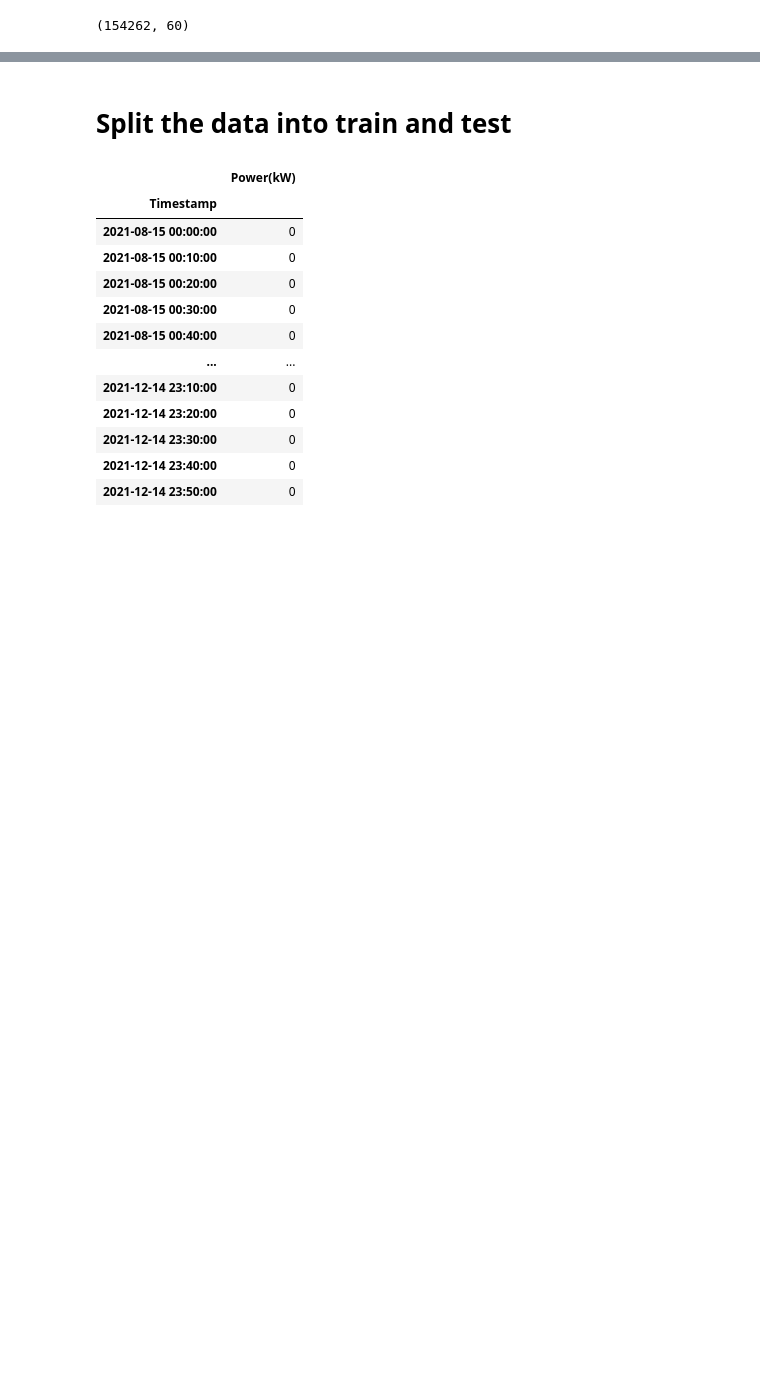
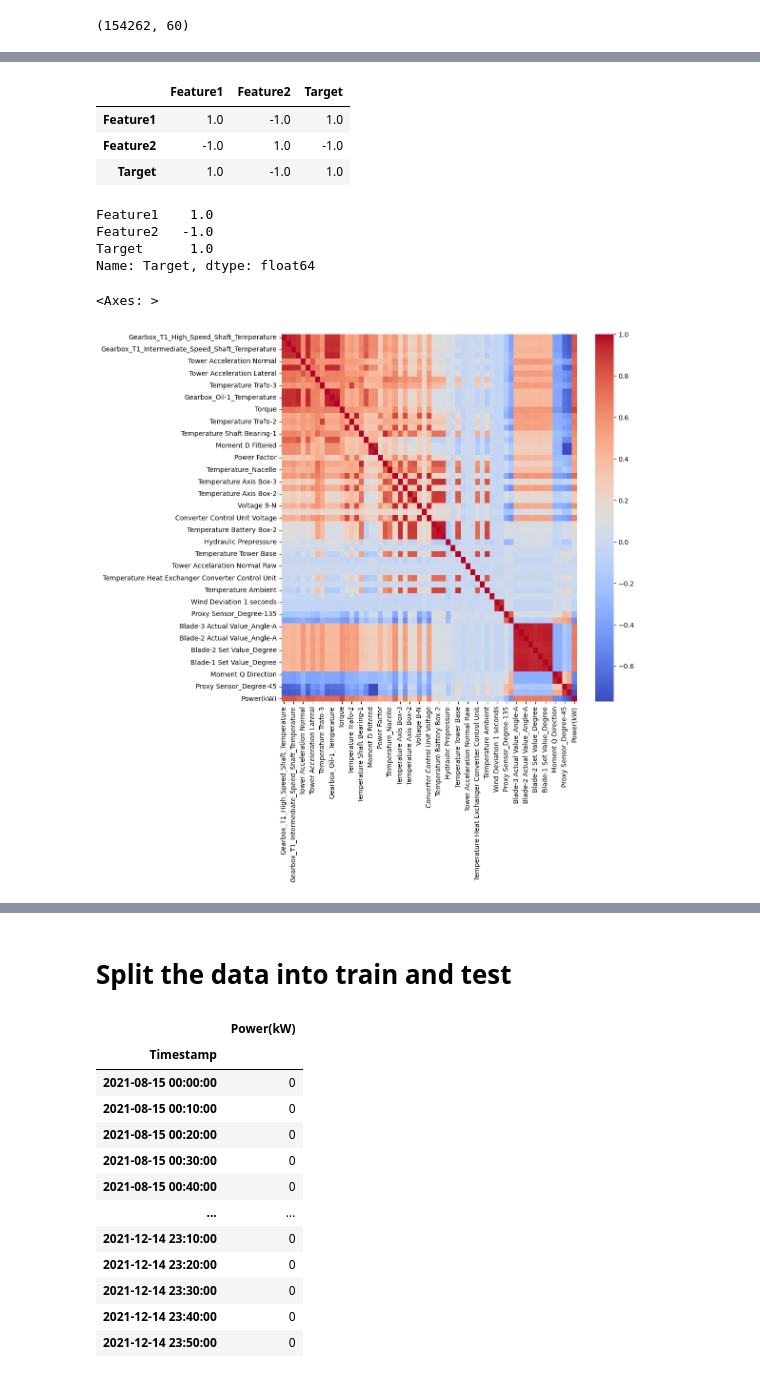
Before and after one commit to arunrajks/time_series_analysis, a Jupyter notebook: wind-turbine-power-forecast.ipynb, the cells around one changed output, grey strips where cells are left out. Saved outputs shown, nothing was run; the diff lists cells and outputs as text; code cells hidden in the pictures; blank space fills up the shorter version.

Commit message:
Kaggle Notebook | Wind_turbine_power_forecast | Version 9

```diff
--- a/wind-turbine-power-forecast.ipynb
+++ b/wind-turbine-power-forecast.ipynb
@@ -188,7 +188,8 @@ fig_fun(df_feature_clean,50,75)
 ## Droping columns
 The following colums are dropped since time series plot doesnot show any varibailiy or `20,21,39,40,42,43,44,47,48,49,50,55,56,57,61,74`
 # %%
-df_feature_clean_= df_feature_clean.drop(df_feature_clean.columns[[20,21,39,40,42,43,44,47,48,49,50,55,56,57,61,74]],axis=1)
+columns_to_remove=[20,21,39,40,42,43,44,47,48,49,50,55,56,57,61,74]
+df_feature_clean_= df_feature_clean.drop(df_feature_clean.columns[columns_to_remove],axis=1)
 df_feature_clean_.head()
 # %% [output]
 |  | Gearbox_T1_High_Speed_Shaft_Tempe... | Gearbox_T3_High_Speed_Shaft_Tempe... | Gearbox_T1_Intermediate_Speed_Sha... | Temperature Gearbox Bearing Hollo... | ... |
@@ -219,0 +206,37 @@ fig_fun(df_feature_clean_,40,60,n_rows,n_cols)
+# %%
+correlation_matrix
+# %% [output]
+|  | Feature1 | Feature2 | Target |
+| Feature1 | 1.0 | -1.0 | 1.0 |
+| Feature2 | -1.0 | 1.0 | -1.0 |
+| Target | 1.0 | -1.0 | 1.0 |
+# %%
+df = pd.DataFrame({
+    'Feature1': [1, 2, 3, 4, 5],
+    'Feature2': [5, 4, 3, 2, 1],
+    'Target': [10, 20, 30, 40, 50]
+})
+
+
+correlation_matrix = df.corr()
+
+# Extract correlation of features with the target variable
+correlation_with_target = correlation_matrix['Target']
+correlation_with_target
+# %% [output]
+Feature1    1.0
+Feature2   -1.0
+Target      1.0
+Name: Target, dtype: float64
+# %%
+#combine the feature dataframe with traget dataframe
+df_combined=pd.concat([df_feature_clean_.loc[df_feature_clean_.index<=df_power.index[-1]].copy(),df_power],axis=1)
+# Calculate the correlation matrix
+featr_corelation_matr=df_combined.corr()
+# %%
+
+plt.figure(figsize=(10, 10))
+sns.heatmap(featr_corelation_matr,cmap='coolwarm')
+# %% [output]
+<Axes: >
+[figure, added]
```
Also changed, not shown: parts of 5 cells of this notebook.
